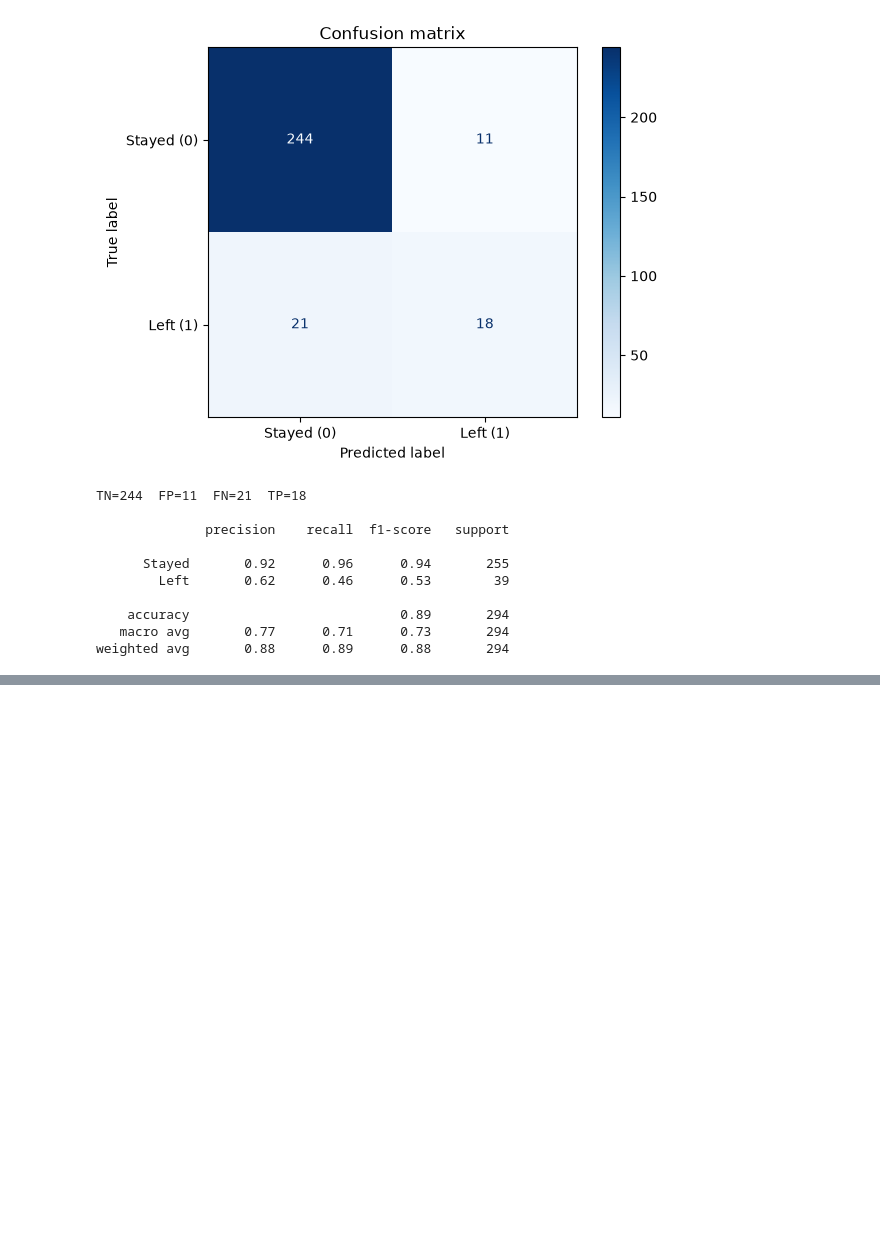
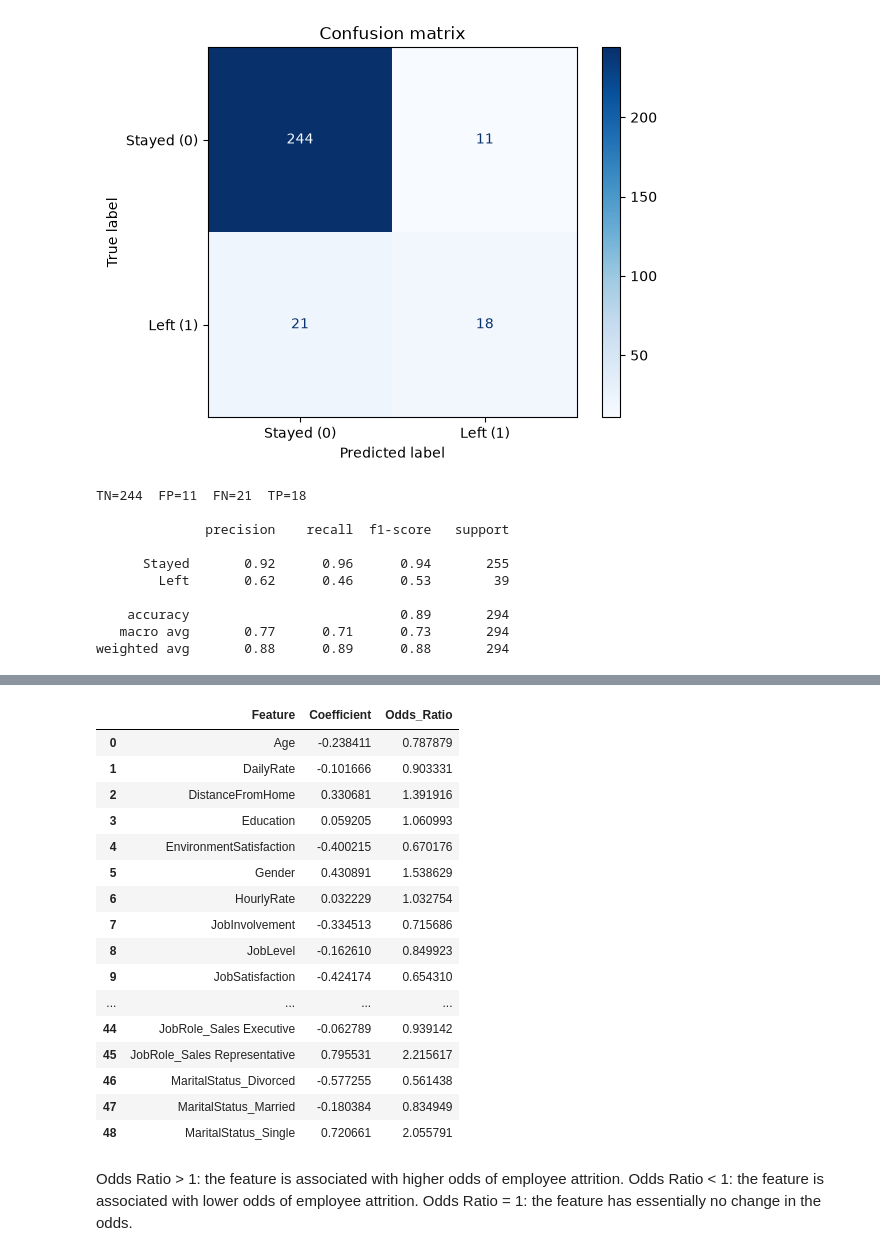
Before and after one commit to abinhyanmikha/Data-Science, a Jupyter notebook: Assignment/Assignment8/question 2.ipynb, the cells around one changed output, grey strips where cells are left out. Drawn from its saved outputs; the diff is of its cells as text; code cells hidden in the pictures; blank space fills up the shorter version.

```diff
--- a/Assignment/Assignment8/question 2.ipynb
+++ b/Assignment/Assignment8/question 2.ipynb
@@ -345,0 +364,43 @@ weighted avg       0.88      0.89      0.88       294
+# %%
+import numpy as np
+import pandas as pd
+
+# Get coefficients
+coefficients = logistic_model.coef_[0]
+
+# Get the feature names actually used by the model
+feature_names = X_train.columns
+
+# Calculate odds ratios
+odds_ratios = np.exp(coefficients)
+
+# Create DataFrame
+odds_df = pd.DataFrame({
+    "Feature": feature_names,
+    "Coefficient": coefficients,
+    "Odds_Ratio": odds_ratios
+})
+
+odds_df
+# %% [output]
+|  | Feature | Coefficient | Odds_Ratio |
+| 0 | Age | -0.238411 | 0.787879 |
+| 1 | DailyRate | -0.101666 | 0.903331 |
+| 2 | DistanceFromHome | 0.330681 | 1.391916 |
+| 3 | Education | 0.059205 | 1.060993 |
+| 4 | EnvironmentSatisfaction | -0.400215 | 0.670176 |
+| 5 | Gender | 0.430891 | 1.538629 |
+| 6 | HourlyRate | 0.032229 | 1.032754 |
+| 7 | JobInvolvement | -0.334513 | 0.715686 |
+| 8 | JobLevel | -0.162610 | 0.849923 |
+| 9 | JobSatisfaction | -0.424174 | 0.654310 |
+| ... | ... | ... | ... |
+| 44 | JobRole_Sales Executive | -0.062789 | 0.939142 |
+| 45 | JobRole_Sales Representative | 0.795531 | 2.215617 |
+| 46 | MaritalStatus_Divorced | -0.577255 | 0.561438 |
+| 47 | MaritalStatus_Married | -0.180384 | 0.834949 |
+| 48 | MaritalStatus_Single | 0.720661 | 2.055791 |
+# %% [markdown]
+Odds Ratio > 1: the feature is associated with higher odds of employee attrition.
+Odds Ratio < 1: the feature is associated with lower odds of employee attrition.
+Odds Ratio = 1: the feature has essentially no change in the odds.
```
Also changed, not shown: parts of 3 cells of this notebook.
